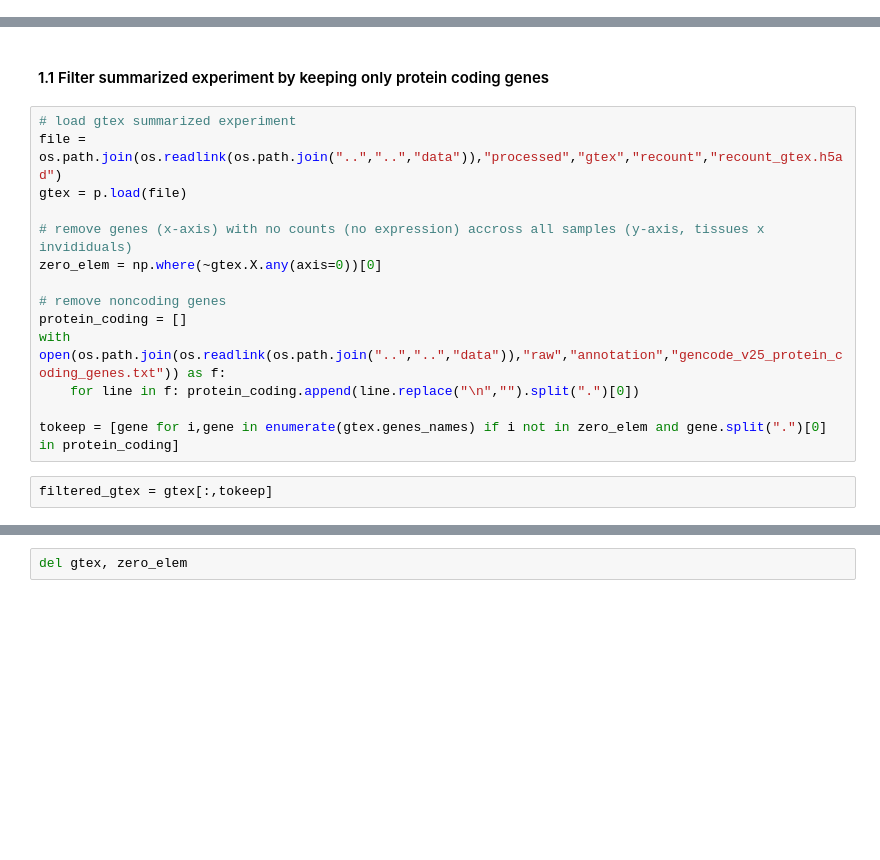
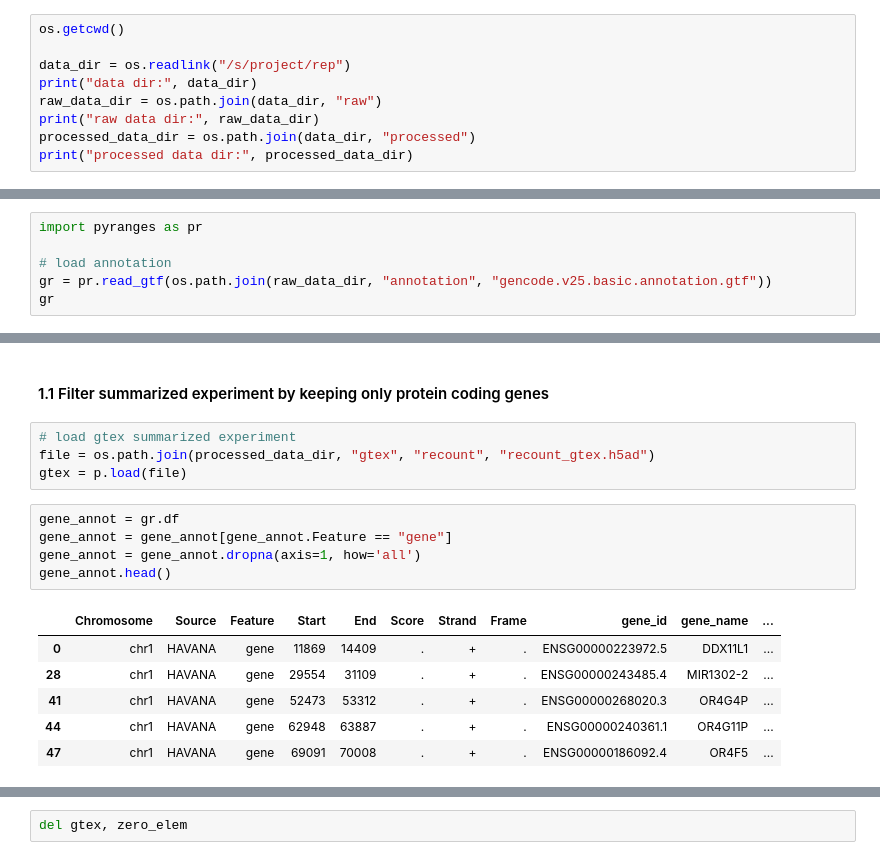
Before and after one commit to gagneurlab/rep, a Jupyter notebook: notebooks/preprocessing/2_normalize_gtex.ipynb, the cells around one changed output, grey strips where cells are left out. Drawn from its saved outputs; the diff is of its cells as text; blank space fills up the shorter version.

```diff
--- a/notebooks/preprocessing/2_normalize_gtex.ipynb
+++ b/notebooks/preprocessing/2_normalize_gtex.ipynb
@@ -56,0 +46,9 @@ os.getcwd()
+# %%
+os.getcwd()
+
+data_dir = os.readlink("/s/project/rep")
+print("data dir:", data_dir)
+raw_data_dir = os.path.join(data_dir, "raw")
+print("raw data dir:", raw_data_dir)
+processed_data_dir = os.path.join(data_dir, "processed")
+print("processed data dir:", processed_data_dir)
@@ -56,0 +59,6 @@ os.getcwd()
+# %%
+import pyranges as pr
+
+# load annotation
+gr = pr.read_gtf(os.path.join(raw_data_dir, "annotation", "gencode.v25.basic.annotation.gtf"))
+gr
@@ -57,18 +82,18 @@ os.getcwd()
 # %% [markdown]
 #### 1.1 Filter summarized experiment by keeping only protein coding genes
-# %%
-# load gtex summarized experiment
-file = os.path.join(os.readlink(os.path.join("..","..","data")),"processed","gtex","recount","recount_gtex.h5ad")
-gtex = p.load(file)
-
-# remove genes (x-axis) with no counts (no expression) accross all samples (y-axis, tissues x invididuals)
-zero_elem = np.where(~gtex.X.any(axis=0))[0]
-
-# remove noncoding genes
-protein_coding = []
-with open(os.path.join(os.readlink(os.path.join("..","..","data")),"raw","annotation","gencode_v25_protein_coding_genes.txt")) as f:
-    for line in f: protein_coding.append(line.replace("\n","").split(".")[0])
-
-tokeep = [gene for i,gene in enumerate(gtex.genes_names) if i not in zero_elem and gene.split(".")[0] in protein_coding]
-# %%
-filtered_gtex = gtex[:,tokeep]
+# %%
+# load gtex summarized experiment
+file = os.path.join(processed_data_dir, "gtex", "recount", "recount_gtex.h5ad")
+gtex = p.load(file)
+# %%
+gene_annot = gr.df
+gene_annot = gene_annot[gene_annot.Feature == "gene"]
+gene_annot = gene_annot.dropna(axis=1, how='all')
+gene_annot.head()
+# %% [output]
+|  | Chromosome | Source | Feature | Start | End | Score | Strand | Frame | gene_id | gene_name | ... |
+| 0 | chr1 | HAVANA | gene | 11869 | 14409 | . | + | . | ENSG00000223972.5 | DDX11L1 | ... |
+| 28 | chr1 | HAVANA | gene | 29554 | 31109 | . | + | . | ENSG00000243485.4 | MIR1302-2 | ... |
+| 41 | chr1 | HAVANA | gene | 52473 | 53312 | . | + | . | ENSG00000268020.3 | OR4G4P | ... |
+| 44 | chr1 | HAVANA | gene | 62948 | 63887 | . | + | . | ENSG00000240361.1 | OR4G11P | ... |
+| 47 | chr1 | HAVANA | gene | 69091 | 70008 | . | + | . | ENSG00000186092.4 | OR4F5 | ... |
```
Also changed, not shown: parts of 19 cells of this notebook, 16 other files.
